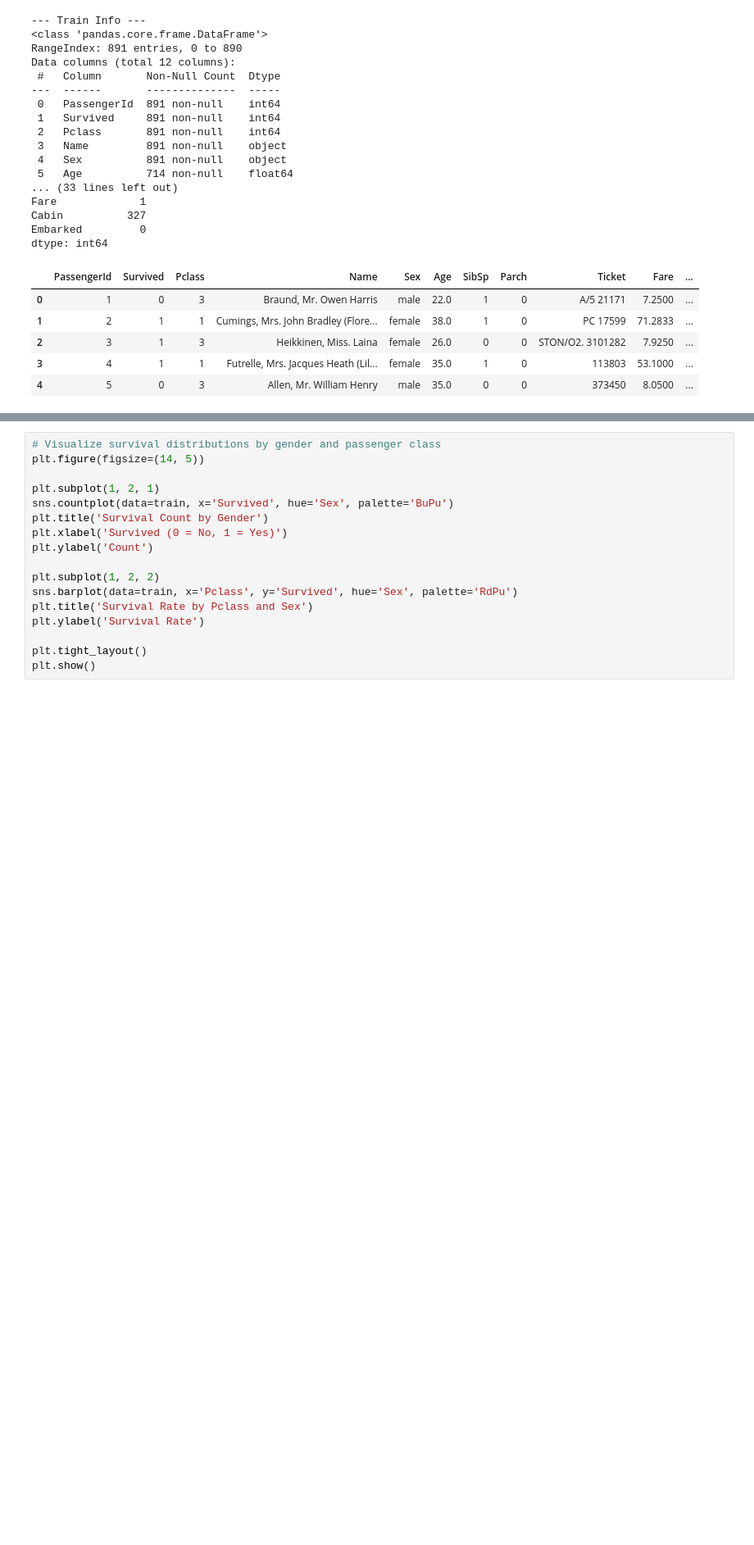
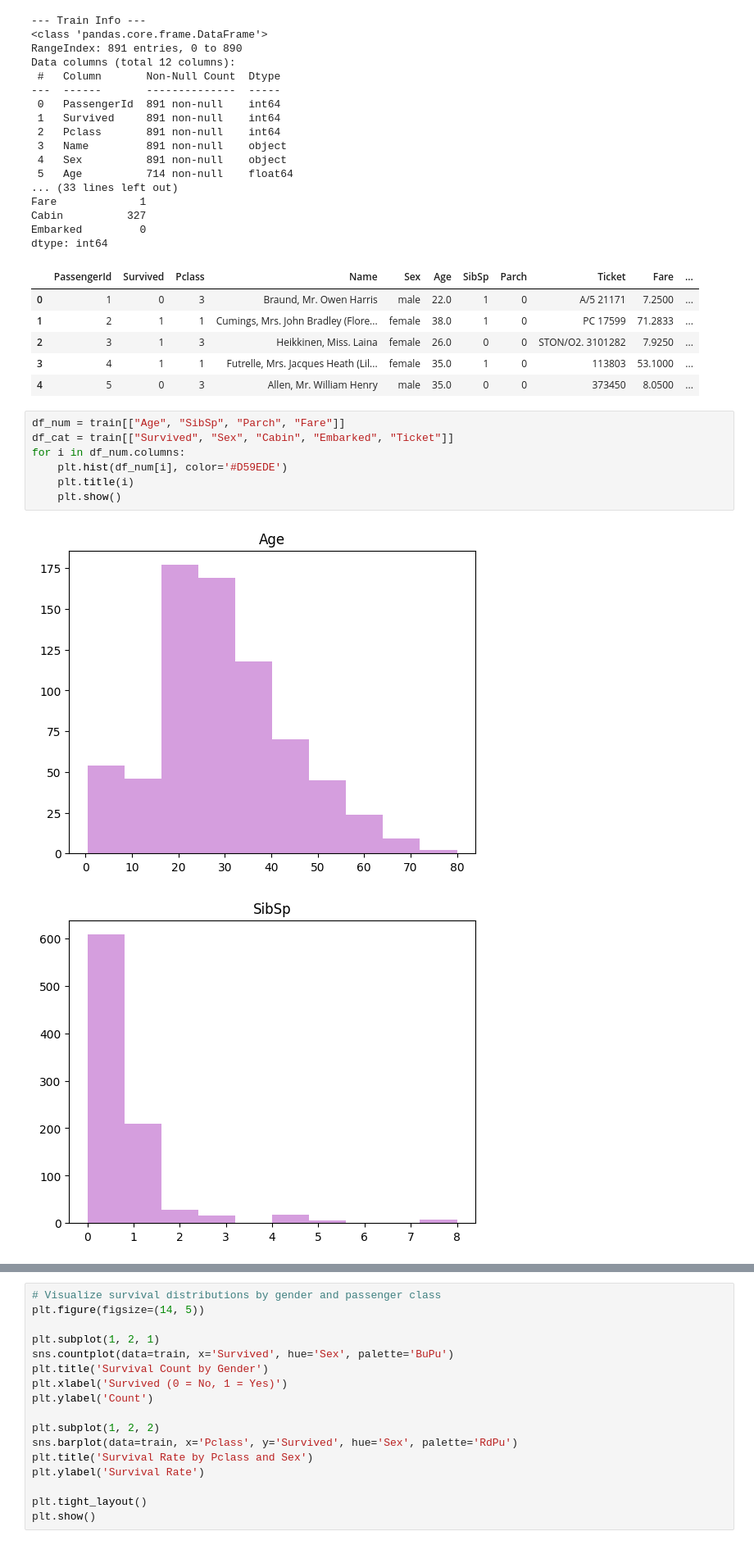
Before and after one commit to yusrababari/titanic-survival-predictor, a Jupyter notebook: titanic.ipynb, the cells around one changed output, grey strips where cells are left out. Shown at 82% size. Saved outputs shown, nothing was run; the diff lists cells and outputs as text; blank space fills up the shorter version.

```diff
--- a/titanic.ipynb
+++ b/titanic.ipynb
@@ -73,3 +73,13 @@ dtype: int64
 | 2 | 3 | 1 | 3 | Heikkinen, Miss. Laina | female | 26.0 | 0 | 0 | STON/O2. 3101282 | 7.9250 | ... |
 | 3 | 4 | 1 | 1 | Futrelle, Mrs. Jacques Heath (Lil... | female | 35.0 | 1 | 0 | 113803 | 53.1000 | ... |
 | 4 | 5 | 0 | 3 | Allen, Mr. William Henry | male | 35.0 | 0 | 0 | 373450 | 8.0500 | ... |
+# %%
+df_num = train[["Age", "SibSp", "Parch", "Fare"]]
+df_cat = train[["Survived", "Sex", "Cabin", "Embarked", "Ticket"]]
+for i in df_num.columns:
+    plt.hist(df_num[i], color='#D59EDE')
+    plt.title(i)
+    plt.show()
+# %% [output]
+[figure, added]
+[figure, added]
```
Also changed, not shown: parts of 3 cells of this notebook.
